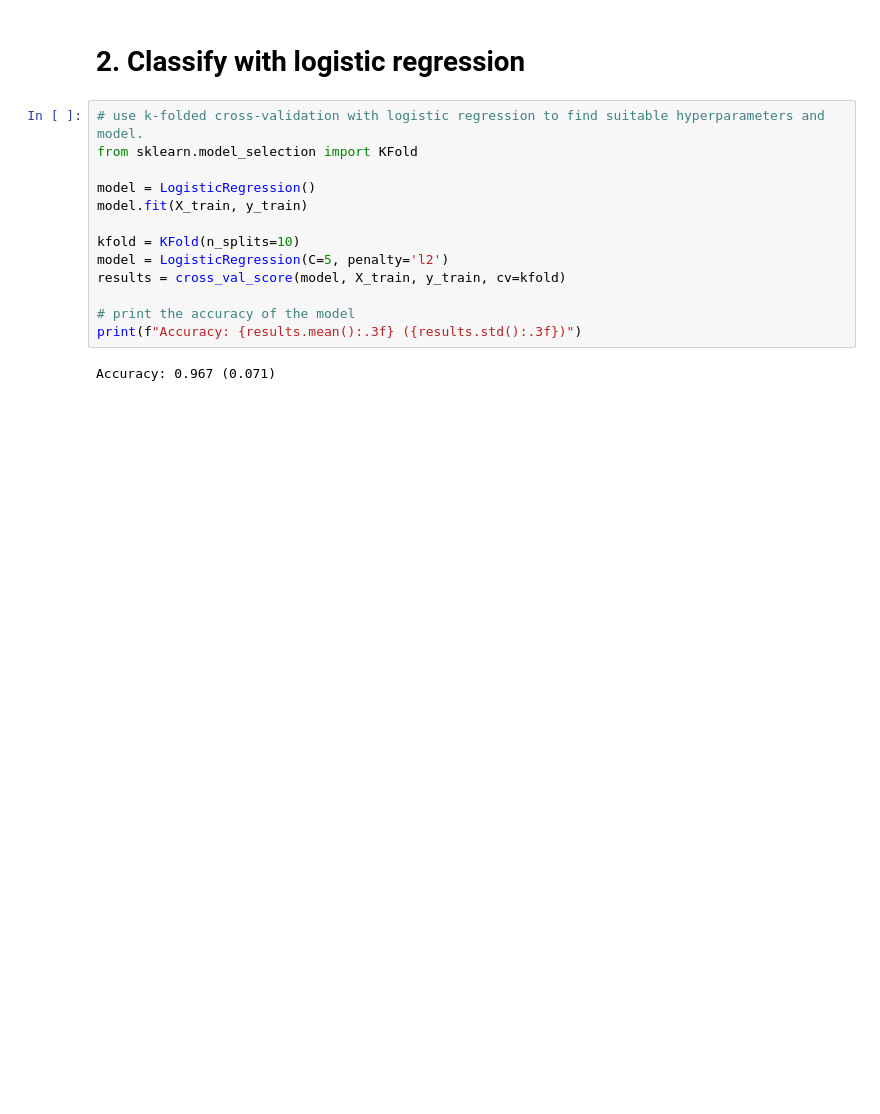
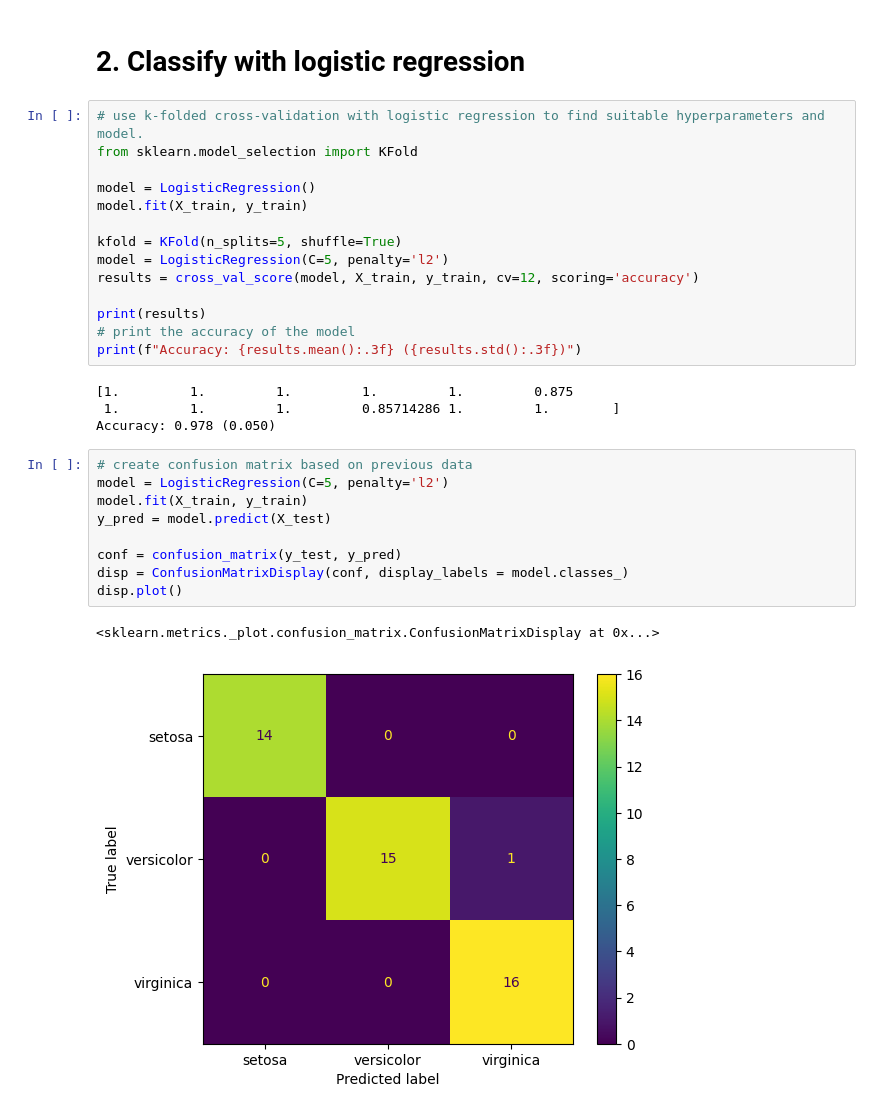
Before and after one commit to Danneftw1/Machine-learning, a Jupyter notebook: Exercises/Exercises-4-logistic_regression.ipynb, the cells around one changed output. Drawn from its saved outputs; the diff is of its cells as text; blank space fills up the shorter version.

```diff
--- a/Exercises/Exercises-4-logistic_regression.ipynb
+++ b/Exercises/Exercises-4-logistic_regression.ipynb
@@ -186,11 +187,26 @@ from sklearn.model_selection import KFold
 model = LogisticRegression()
 model.fit(X_train, y_train)
 
-kfold = KFold(n_splits=10)
+kfold = KFold(n_splits=5, shuffle=True)
 model = LogisticRegression(C=5, penalty='l2')
-results = cross_val_score(model, X_train, y_train, cv=kfold)
+results = cross_val_score(model, X_train, y_train, cv=12, scoring='accuracy')
 
+print(results)
 # print the accuracy of the model
 print(f"Accuracy: {results.mean():.3f} ({results.std():.3f})")
 # %% [output]
-Accuracy: 0.967 (0.071)
+[1.         1.         1.         1.         1.         0.875
+ 1.         1.         1.         0.85714286 1.         1.        ]
+Accuracy: 0.978 (0.050)
+# %%
+# create confusion matrix based on previous data
+model = LogisticRegression(C=5, penalty='l2')
+model.fit(X_train, y_train)
+y_pred = model.predict(X_test)
+
+conf = confusion_matrix(y_test, y_pred)
+disp = ConfusionMatrixDisplay(conf, display_labels = model.classes_)
+disp.plot()
+# %% [output]
+<sklearn.metrics._plot.confusion_matrix.ConfusionMatrixDisplay at 0x...>
+[figure, added]
```
Also changed, not shown: parts of 1 cell of this notebook.
